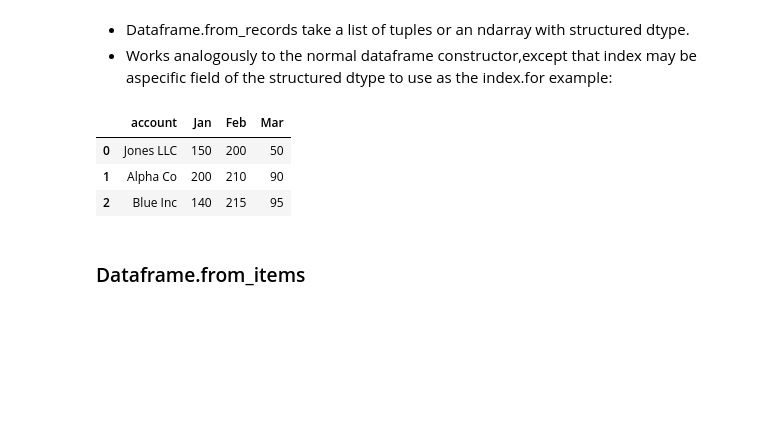
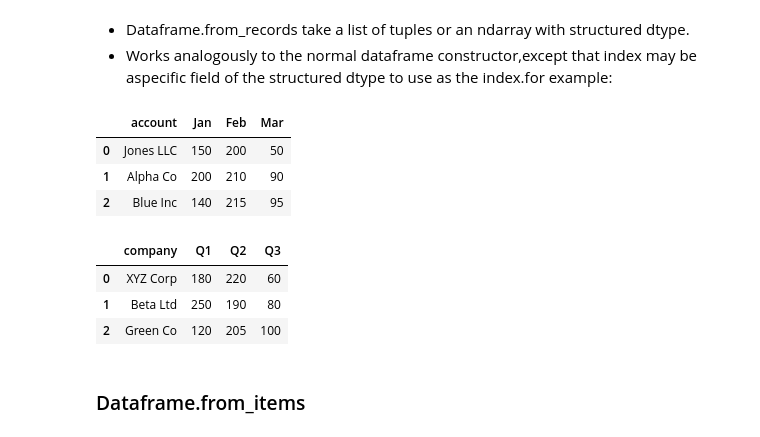
Before and after one commit to Prathamesh-Shanbhag/Week1-Introduction_to_Python, a Jupyter notebook: Introduction_to_Python.ipynb, the cells around one changed output. Saved outputs shown, nothing was run; the diff lists cells and outputs as text; code cells hidden in the pictures; blank space fills up the shorter version.

```diff
--- a/Introduction_to_Python.ipynb
+++ b/Introduction_to_Python.ipynb
@@ -1222,6 +1628,20 @@ df
 | 0 | Jones LLC | 150 | 200 | 50 |
 | 1 | Alpha Co | 200 | 210 | 90 |
 | 2 | Blue Inc | 140 | 215 | 95 |
+# %%
+#Example
+modified_sales = [('XYZ Corp', 180, 220, 60),
+                  ('Beta Ltd', 250, 190, 80),
+                  ('Green Co', 120, 205, 100)]
+
+modified_labels = ['company', 'Q1', 'Q2', 'Q3']
+df = pd.DataFrame.from_records(modified_sales, columns=modified_labels)
+df
+# %% [output]
+|  | company | Q1 | Q2 | Q3 |
+| 0 | XYZ Corp | 180 | 220 | 60 |
+| 1 | Beta Ltd | 250 | 190 | 80 |
+| 2 | Green Co | 120 | 205 | 100 |
 # %% [markdown]
 ### Dataframe.from_items
 # %% [markdown]
```
Also changed, not shown: parts of 52 cells of this notebook.
